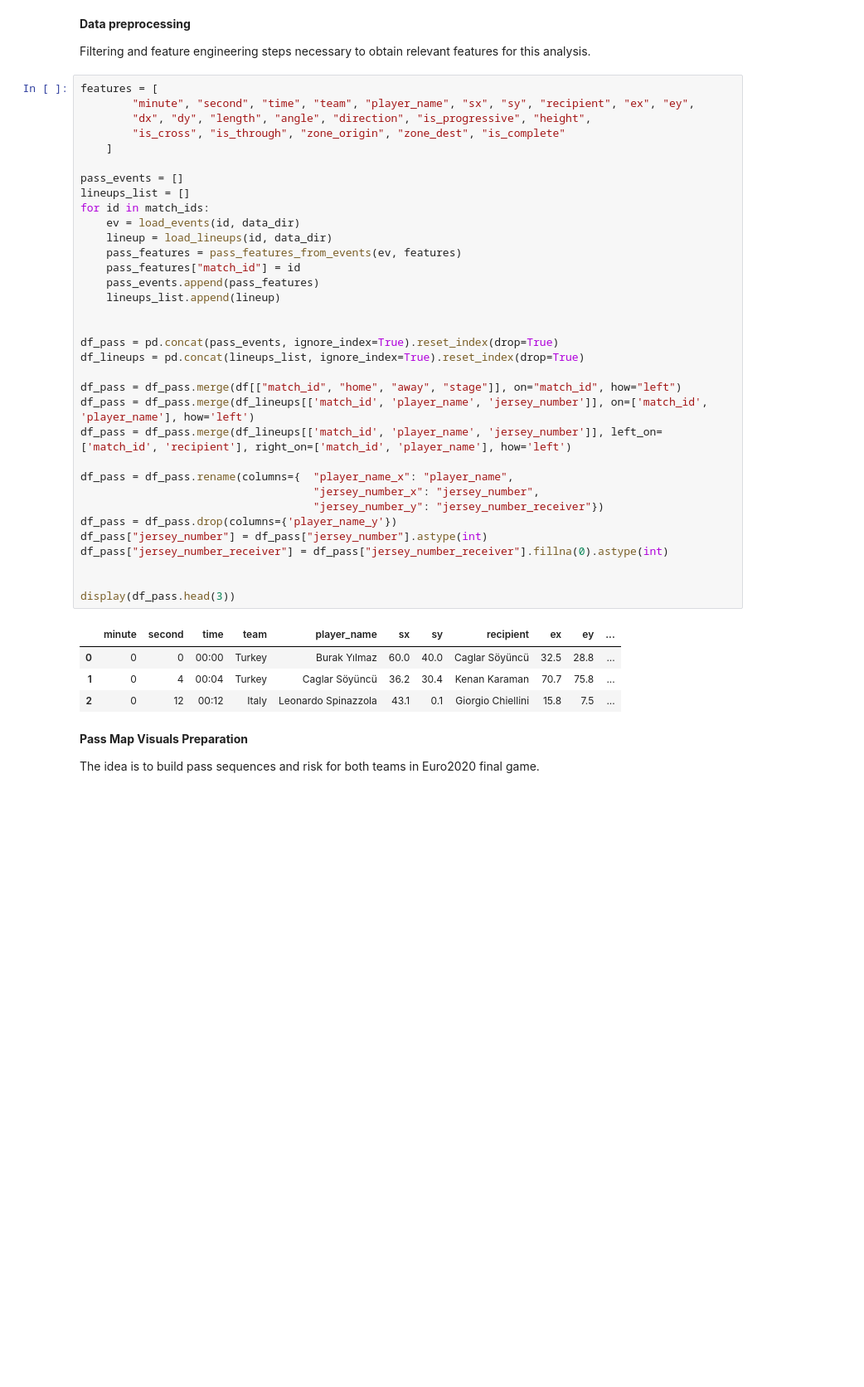
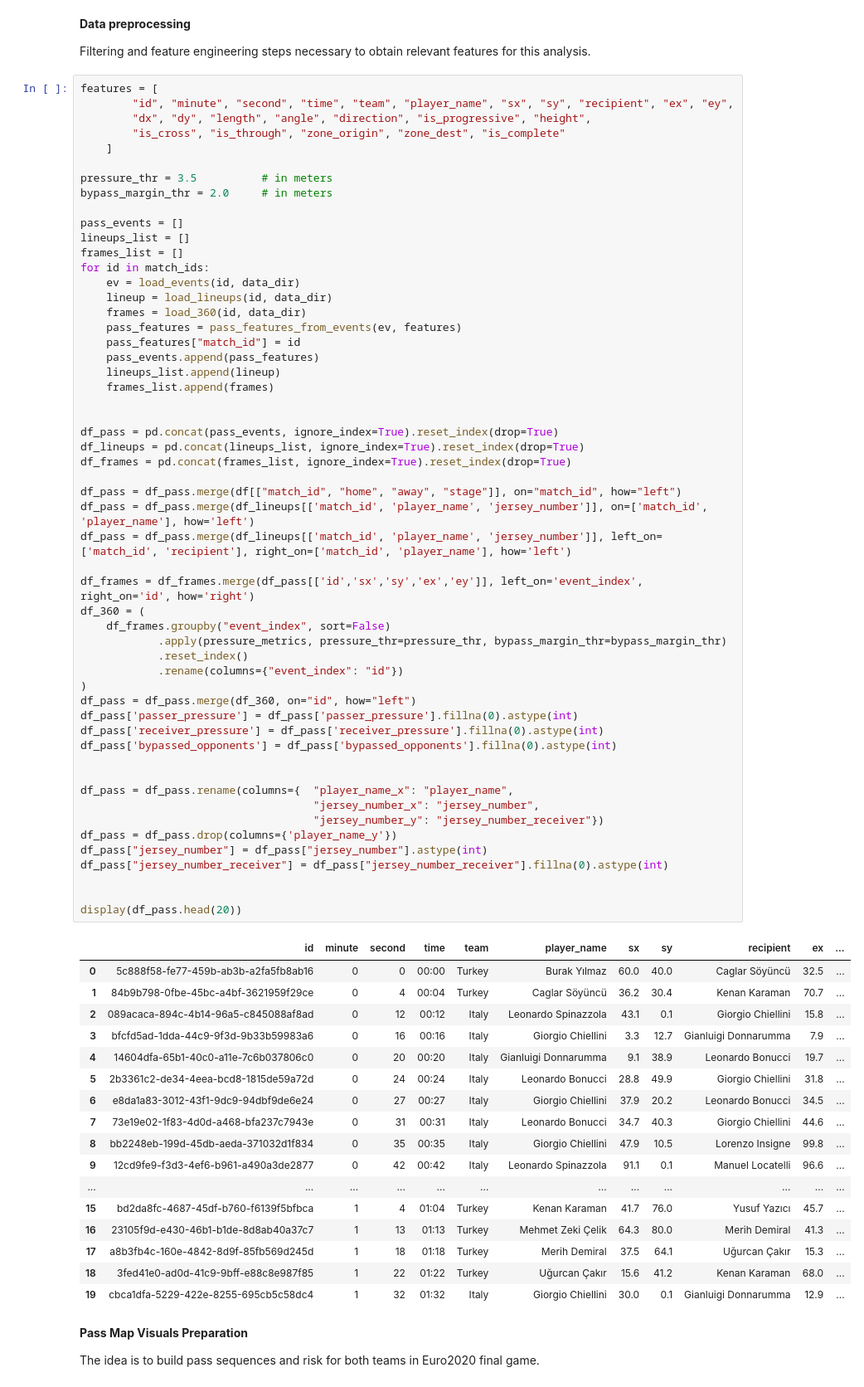
Before and after one commit to pujolaleix/pass_risk_quantification, a Jupyter notebook: pass_risk.ipynb, the cells around one changed output. Shown: that part at 83% size. Saved outputs shown, nothing was run; the diff lists cells and outputs as text; blank space fills up the shorter version.

```diff
--- a/pass_risk.ipynb
+++ b/pass_risk.ipynb
@@ -82,43 +82,76 @@ Italy Euro 2020 matches data availability summary:
 Filtering and feature engineering steps necessary to obtain relevant features for this analysis.
 # %%
 features = [
-        "minute", "second", "time", "team", "player_name", "sx", "sy", "recipient", "ex", "ey",
+        "id", "minute", "second", "time", "team", "player_name", "sx", "sy", "recipient", "ex", "ey",
         "dx", "dy", "length", "angle", "direction", "is_progressive", "height",
         "is_cross", "is_through", "zone_origin", "zone_dest", "is_complete"
     ]
 
+pressure_thr = 3.5          # in meters
+bypass_margin_thr = 2.0     # in meters
+
 pass_events = []
 lineups_list = []
+frames_list = []
 for id in match_ids:
     ev = load_events(id, data_dir)
     lineup = load_lineups(id, data_dir)
+    frames = load_360(id, data_dir)
     pass_features = pass_features_from_events(ev, features)
     pass_features["match_id"] = id
     pass_events.append(pass_features)
     lineups_list.append(lineup)
+    frames_list.append(frames)
 
 
 df_pass = pd.concat(pass_events, ignore_index=True).reset_index(drop=True)
 df_lineups = pd.concat(lineups_list, ignore_index=True).reset_index(drop=True)
+df_frames = pd.concat(frames_list, ignore_index=True).reset_index(drop=True)
 
 df_pass = df_pass.merge(df[["match_id", "home", "away", "stage"]], on="match_id", how="left")
 df_pass = df_pass.merge(df_lineups[['match_id', 'player_name', 'jersey_number']], on=['match_id', 'player_name'], how='left')
 df_pass = df_pass.merge(df_lineups[['match_id', 'player_name', 'jersey_number']], left_on=['match_id', 'recipient'], right_on=['match_id', 'player_name'], how='left')
+
+df_frames = df_frames.merge(df_pass[['id','sx','sy','ex','ey']], left_on='event_index', right_on='id', how='right')
+df_360 = (
+    df_frames.groupby("event_index", sort=False)
+            .apply(pressure_metrics, pressure_thr=pressure_thr, bypass_margin_thr=bypass_margin_thr)
+            .reset_index()
+            .rename(columns={"event_index": "id"})
+)
+df_pass = df_pass.merge(df_360, on="id", how="left")
+df_pass['passer_pressure'] = df_pass['passer_pressure'].fillna(0).astype(int)
+df_pass['receiver_pressure'] = df_pass['receiver_pressure'].fillna(0).astype(int)
+df_pass['bypassed_opponents'] = df_pass['bypassed_opponents'].fillna(0).astype(int)
+
 
 df_pass = df_pass.rename(columns={  "player_name_x": "player_name",
                                     "jersey_number_x": "jersey_number",
                                     "jersey_number_y": "jersey_number_receiver"})
 df_pass = df_pass.drop(columns={'player_name_y'})
 df_pass["jersey_number"] = df_pass["jersey_number"].astype(int)
 df_pass["jersey_number_receiver"] = df_pass["jersey_number_receiver"].fillna(0).astype(int)
 
 
-display(df_pass.head(3))
+display(df_pass.head(20))
 # %% [output]
-|  | minute | second | time | team | player_name | sx | sy | recipient | ex | ey | ... |
-| 0 | 0 | 0 | 00:00 | Turkey | Burak Yılmaz | 60.0 | 40.0 | Caglar Söyüncü | 32.5 | 28.8 | ... |
-| 1 | 0 | 4 | 00:04 | Turkey | Caglar Söyüncü | 36.2 | 30.4 | Kenan Karaman | 70.7 | 75.8 | ... |
-| 2 | 0 | 12 | 00:12 | Italy | Leonardo Spinazzola | 43.1 | 0.1 | Giorgio Chiellini | 15.8 | 7.5 | ... |
+|  | id | minute | second | time | team | player_name | sx | sy | recipient | ex | ... |
+| 0 | 5c888f58-fe77-459b-ab3b-a2fa5fb8ab16 | 0 | 0 | 00:00 | Turkey | Burak Yılmaz | 60.0 | 40.0 | Caglar Söyüncü | 32.5 | ... |
+| 1 | 84b9b798-0fbe-45bc-a4bf-3621959f29ce | 0 | 4 | 00:04 | Turkey | Caglar Söyüncü | 36.2 | 30.4 | Kenan Karaman | 70.7 | ... |
+| 2 | 089acaca-894c-4b14-96a5-c845088af8ad | 0 | 12 | 00:12 | Italy | Leonardo Spinazzola | 43.1 | 0.1 | Giorgio Chiellini | 15.8 | ... |
+| 3 | bfcfd5ad-1dda-44c9-9f3d-9b33b59983a6 | 0 | 16 | 00:16 | Italy | Giorgio Chiellini | 3.3 | 12.7 | Gianluigi Donnarumma | 7.9 | ... |
+| 4 | 14604dfa-65b1-40c0-a11e-7c6b037806c0 | 0 | 20 | 00:20 | Italy | Gianluigi Donnarumma | 9.1 | 38.9 | Leonardo Bonucci | 19.7 | ... |
+| 5 | 2b3361c2-de34-4eea-bcd8-1815de59a72d | 0 | 24 | 00:24 | Italy | Leonardo Bonucci | 28.8 | 49.9 | Giorgio Chiellini | 31.8 | ... |
+| 6 | e8da1a83-3012-43f1-9dc9-94dbf9de6e24 | 0 | 27 | 00:27 | Italy | Giorgio Chiellini | 37.9 | 20.2 | Leonardo Bonucci | 34.5 | ... |
+| 7 | 73e19e02-1f83-4d0d-a468-bfa237c7943e | 0 | 31 | 00:31 | Italy | Leonardo Bonucci | 34.7 | 40.3 | Giorgio Chiellini | 44.6 | ... |
+| 8 | bb2248eb-199d-45db-aeda-371032d1f834 | 0 | 35 | 00:35 | Italy | Giorgio Chiellini | 47.9 | 10.5 | Lorenzo Insigne | 99.8 | ... |
+| 9 | 12cd9fe9-f3d3-4ef6-b961-a490a3de2877 | 0 | 42 | 00:42 | Italy | Leonardo Spinazzola | 91.1 | 0.1 | Manuel Locatelli | 96.6 | ... |
+| ... | ... | ... | ... | ... | ... | ... | ... | ... | ... | ... | ... |
+| 15 | bd2da8fc-4687-45df-b760-f6139f5bfbca | 1 | 4 | 01:04 | Turkey | Kenan Karaman | 41.7 | 76.0 | Yusuf Yazıcı | 45.7 | ... |
+| 16 | 23105f9d-e430-46b1-b1de-8d8ab40a37c7 | 1 | 13 | 01:13 | Turkey | Mehmet Zeki Çelik | 64.3 | 80.0 | Merih Demiral | 41.3 | ... |
+| 17 | a8b3fb4c-160e-4842-8d9f-85fb569d245d | 1 | 18 | 01:18 | Turkey | Merih Demiral | 37.5 | 64.1 | Uğurcan Çakır | 15.3 | ... |
+| 18 | 3fed41e0-ad0d-41c9-9bff-e88c8e987f85 | 1 | 22 | 01:22 | Turkey | Uğurcan Çakır | 15.6 | 41.2 | Kenan Karaman | 68.0 | ... |
+| 19 | cbca1dfa-5229-422e-8255-695cb5c58dc4 | 1 | 32 | 01:32 | Italy | Giorgio Chiellini | 30.0 | 0.1 | Gianluigi Donnarumma | 12.9 | ... |
 # %% [markdown]
 **Pass Map Visuals Preparation**
 
```
Also changed, not shown: parts of 2 cells of this notebook, 2 other files.
